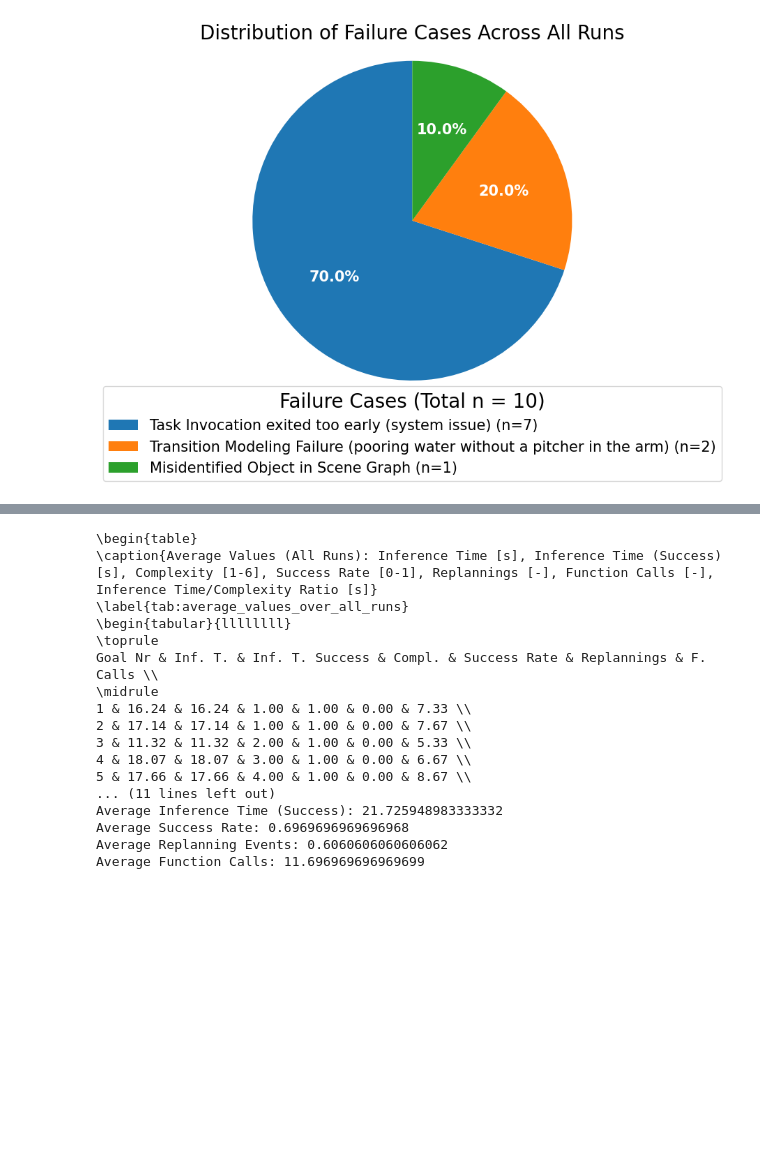
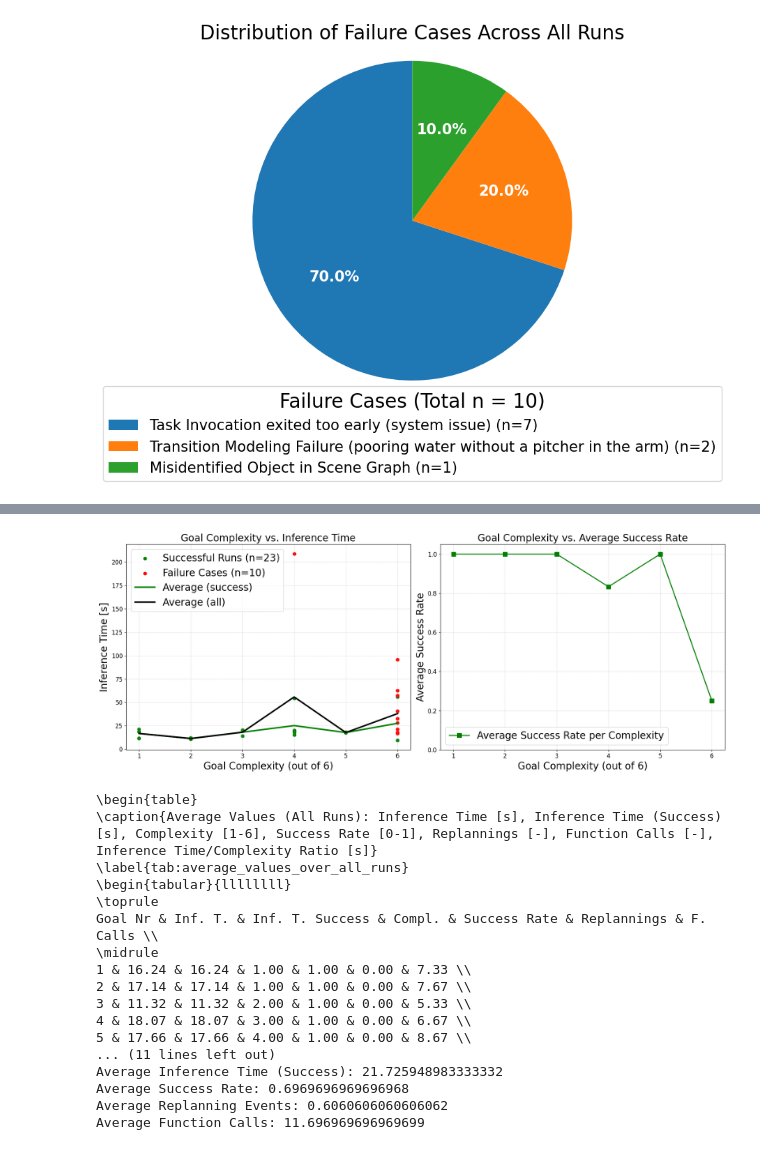
Before and after one commit to H-Zeno/L-SARP, a Jupyter notebook: analysis/analyse_responses.ipynb, the cells around one changed output, grey strips where cells are left out. Saved outputs shown, nothing was run; the diff lists cells and outputs as text; code cells hidden in the pictures; blank space fills up the shorter version.

```diff
--- a/analysis/analyse_responses.ipynb
+++ b/analysis/analyse_responses.ipynb
@@ -515,58 +582,59 @@ NameError: name 'manual_success_ratio_per_goal' is not defined
 # %%
 
-def plot_complexity_correlations(evaluation_log_collections: List['GoalExecutionLogsCollection'], manual_success_ratio_per_goal: np.ndarray, success_int_array: np.ndarray) -> None:
+# --- Plotting ---
+fig, (ax1, ax2) = plt.subplots(1, 2, figsize=(18, 7)) # Increased figure size slightly
 
-    # --- Plotting ---
-    fig, (ax1, ax2) = plt.subplots(1, 2, figsize=(18, 7)) # Increased figure size slightly
+ax1.tick_params(axis='both', which='major', labelsize=12)
+ax2.tick_params(axis='both', which='major', labelsize=12)
 
-    ax1.tick_params(axis='both', which='major', labelsize=12)
-    ax2.tick_params(axis='both', which='major', labelsize=12)
+# --- First plot - Complexity vs Inference Time ---
 
-    # --- First plot - Complexity vs Inference Time ---
+ax1.scatter(complexities_success, inference_times_success, alpha=1, label='Successful Runs (n={})'.format(len(inference_times_success)), s=40, color='green', marker='o') #
+ax1.scatter(complexities_failure, inference_times_failure, alpha=1, label='Failure Cases (n={})'.format(len(inference_times_failure)), s=40, color='red', marker='o') #
+# ax1.scatter(complexities_all, inference_times_all, alpha=0.4, label='Failure Cases', s=30) # Smaller points
+# Plot average time as a line plot
 
-    print(f"Average Inference Time for All Runs: {np.mean(inference_times_all)}")
-    print(f"Average Inference Time for Successful Runs: {np.mean(inference_times_success)}")
-    print(f"Average Inference Time for Failure Runs: {np.mean(inference_times_failure)}")
-    ax1.scatter(complexities_success, inference_times_success, alpha=1, label='Successful Runs (n={})'.format(len(inference_times_success)), s=40, color='green', marker='o') #
-    ax1.scatter(complexities_failure, inference_times_failure, alpha=1, label='Failure Cases (n={})'.format(len(inference_times_failure)), s=40, color='red', marker='o') #
-    # ax1.scatter(complexities_all, inference_times_all, alpha=0.4, label='Failure Cases', s=30) # Smaller points
-    # Plot average time as a line plot
+sorted_avg_times_complexity = sorted(avg_times_complexity_all.items())
+sorted_avg_times_complexity_success = sorted(avg_times_complexity_success.items())
+# sorted_avg_times_complexity_failure = sorted(avg_times_complexity_failure.items())
 
-    # Average time per complexity
-
-    ax1.plot(sorted_complexities_success, avg_times_sorted_success, color='green', linestyle='-', linewidth=3, markersize=8, label='Average (success)')
-    ax1.plot(sorted_complexities_time, avg_times_sorted, color='black', linestyle='-', linewidth=2, markersize=8, label='Average (all)')
-    # ax1.scatter(sorted_complexities_failure, avg_times_sorted_failure, color='red', linestyle='-', linewidth=2, label='Average Time per Complexity (failure)')
-
-    ax1.set_title("Goal Complexity vs. Inference Time", fontsize=20)
-    ax1.set_xlabel("Goal Complexity (out of 6)", fontsize=20)
-    ax1.set_ylabel("Inference Time [s]", fontsize=20)
-
-    ax1.grid(True, which='both', linestyle='--', linewidth=0.5, alpha=0.7)
-    ax1.legend(fontsize=20)
+complexities = [complexity for complexity, _ in sorted_avg_times_complexity]
+avg_times_complexity_success_values = [avg_times for _, avg_times in sorted_avg_times_complexity_success]
+# avg_times_complexity_failure_values = [avg_times for _, avg_times in sorted_avg_times_complexity_failure]
+avg_times_complexity_all_values = [avg_times for _, avg_times in sorted_avg_times_complexity]
+# Average time per complexity
+ax1.plot(complexities, avg_times_complexity_success_values, color='green', linestyle='-', linewidth=3, markersize=8, label='Average (success)')
+ax1.plot(complexities, avg_times_complexity_all_values, color='black', linestyle='-', linewidth=3, markersize=8, label='Average (all)')
 
 
-    # --- Second plot - Complexity vs Average Success Rate ---
-    # Plot average success rate as a line plot
-    ax2.plot(sorted_complexities_success, avg_success_sorted, marker='s', color='green', linestyle='-', linewidth=2, markersize=8, label='Average Success Rate per Complexity')
-    # Optionally, add individual success rates per goal as a scatter plot for context (might be noisy)
-    # individual_complexities_for_success = [goal_to_complexity[i+1] for i in range(num_goals_to_process) if (i+1) in goal_to_complexity]
-    # individual_success_rates = [manual_success_ratio_per_goal[i] for i in range(num_goals_to_process) if (i+1) in goal_to_complexity]
-    # ax2.scatter(individual_complexities_for_success, individual_success_rates, alpha=0.4, label='Individual Goal Success', s=30)
+ax1.set_title("Goal Complexity vs. Inference Time", fontsize=20)
+ax1.set_xlabel("Goal Complexity (out of 6)", fontsize=20)
+ax1.set_ylabel("Inference Time [s]", fontsize=20)
+
+ax1.grid(True, which='both', linestyle='--', linewidth=0.5, alpha=0.7)
+ax1.legend(fontsize=20)
 
 
-    ax2.set_title("Goal Complexity vs. Average Success Rate", fontsize=20)
-    ax2.set_xlabel("Goal Complexity (out of 6)", fontsize=20)
-    ax2.set_ylabel("Average Success Rate", fontsize=20)
-    ax2.set_ylim(0, 1.05) # Success rate is between 0 and 1
+# --- Second plot - Complexity vs Average Success Rate ---
+# Plot average success rate as a line plot
+success_complexity = list(avg_success_complexity.values())
+print(success_complexity)
+ax2.plot(complexities, success_complexity, marker='s', color='green', linestyle='-', linewidth=2, markersize=8, label='Average Success Rate per Complexity')
+# Optionally, add individual success rates per goal as a scatter plot for context (might be noisy)
+# individual_complexities_for_success = [goal_to_complexity[i+1] for i in range(num_goals_to_process) if (i+1) in goal_to_complexity]
+# individual_success_rates = [manual_success_ratio_per_goal[i] for i in range(num_goals_to_process) if (i+1) in goal_to_complexity]
+# ax2.scatter(individual_complexities_for_success, individual_success_rates, alpha=0.4, label='Individual Goal Success', s=30)
 
-    ax2.grid(True, which='both', linestyle='--', linewidth=0.5, alpha=0.7)
-    ax2.legend(fontsize=20)
+ax2.set_title("Goal Complexity vs. Average Success Rate", fontsize=20)
+ax2.set_xlabel("Goal Complexity (out of 6)", fontsize=20)
+ax2.set_ylabel("Average Success Rate", fontsize=20)
+ax2.set_ylim(0, 1.05) # Success rate is between 0 and 1
+
+ax2.grid(True, which='both', linestyle='--', linewidth=0.5, alpha=0.7)
+ax2.legend(fontsize=20)
 
 
-    plt.tight_layout() # Adjust layout to prevent overlap
-    plt.savefig('complexity_correlations.png', dpi=300)
-    plt.show()
-
-
-plot_complexity_correlations(evaluation_log_collections, success_ratio_per_goal, success_int_array)
+plt.tight_layout() # Adjust layout to prevent overlap
+plt.savefig('complexity_correlations.png', dpi=300)
+plt.show()
+# %% [output]
@@ -573,3 +642,4 @@ plot_complexity_correlations(evaluation_log_collections, success_ratio_per_goal,
+[figure, added]
 # %%
 # Quantify the framework
 import numpy as np
```
Also changed, not shown: parts of 3 cells of this notebook.
